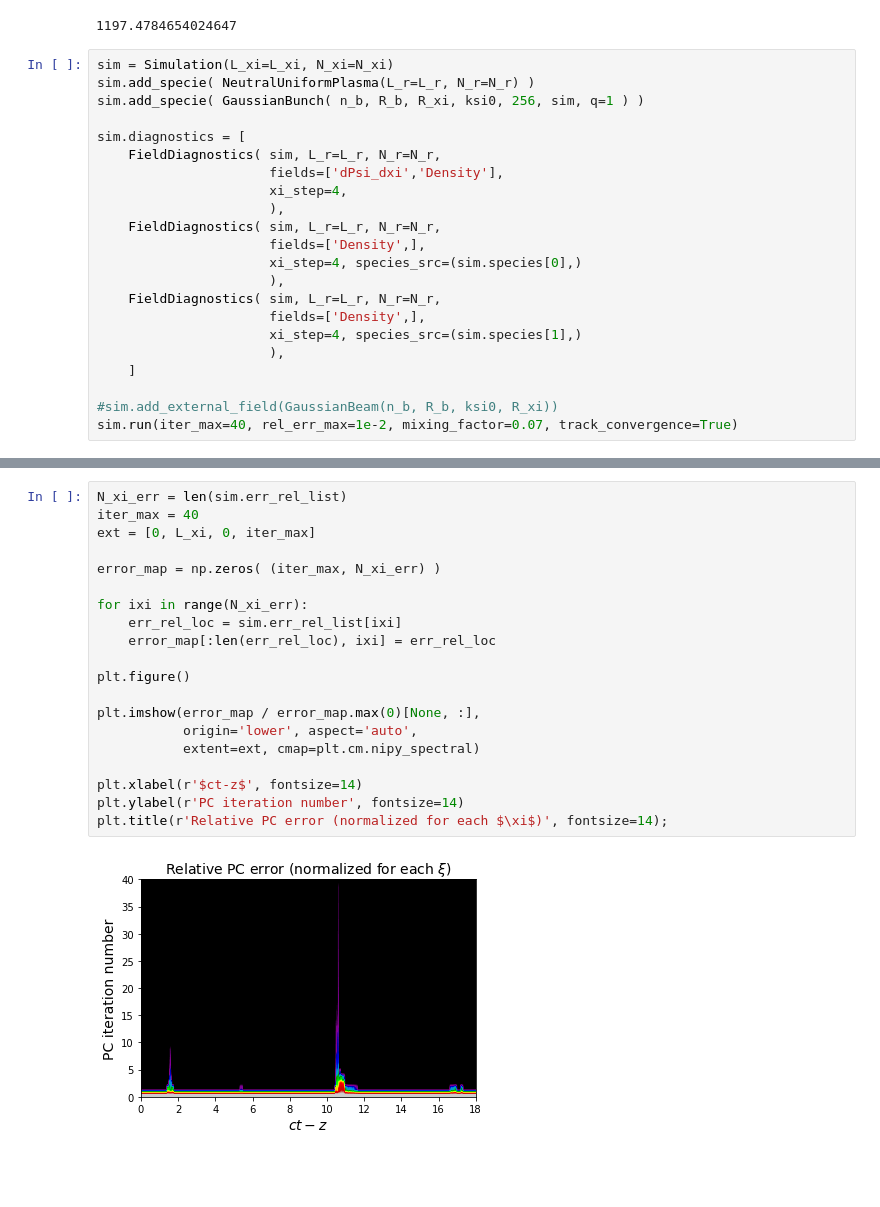
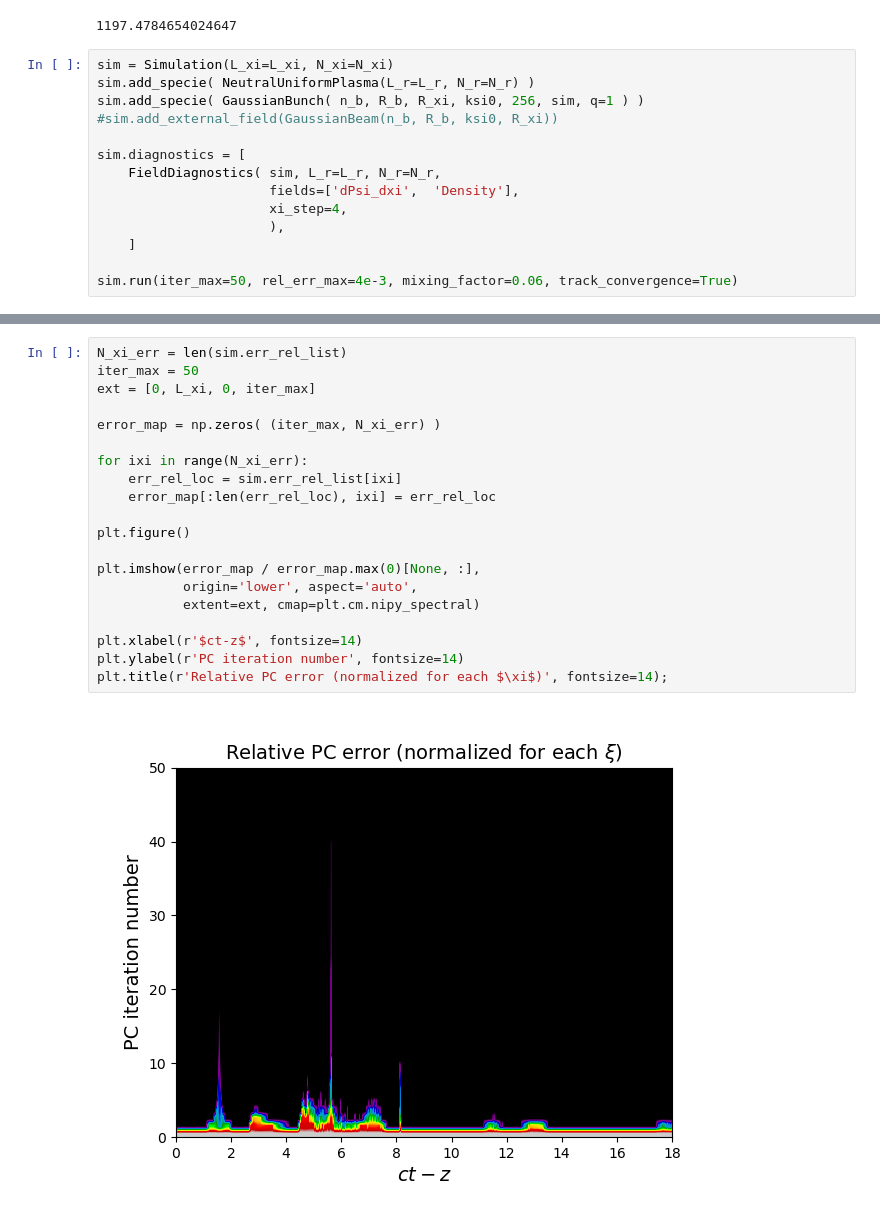
Before and after one commit to viktoriiazakharova/QSA_PWFA, a Jupyter notebook: example/sim_test_quick.ipynb, the cells around one changed output, grey strips where cells are left out. Drawn from its saved outputs; the diff is of its cells as text; blank space fills up the shorter version.

```diff
--- a/example/sim_test_quick.ipynb
+++ b/example/sim_test_quick.ipynb
@@ -43,21 +43,13 @@ print(Q_tot)
 sim = Simulation(L_xi=L_xi, N_xi=N_xi)
 sim.add_specie( NeutralUniformPlasma(L_r=L_r, N_r=N_r) )
 sim.add_specie( GaussianBunch( n_b, R_b, R_xi, ksi0, 256, sim, q=1 ) )
+#sim.add_external_field(GaussianBeam(n_b, R_b, ksi0, R_xi))
 
 sim.diagnostics = [
     FieldDiagnostics( sim, L_r=L_r, N_r=N_r,
-                      fields=['dPsi_dxi','Density'],
+                      fields=['dPsi_dxi',  'Density'],
                       xi_step=4,
-                      ),
-    FieldDiagnostics( sim, L_r=L_r, N_r=N_r,
-                      fields=['Density',],
-                      xi_step=4, species_src=(sim.species[0],)
-                      ),
-    FieldDiagnostics( sim, L_r=L_r, N_r=N_r,
-                      fields=['Density',],
-                      xi_step=4, species_src=(sim.species[1],)
                       ),
     ]
 
-#sim.add_external_field(GaussianBeam(n_b, R_b, ksi0, R_xi))
-sim.run(iter_max=40, rel_err_max=1e-2, mixing_factor=0.07, track_convergence=True)
+sim.run(iter_max=50, rel_err_max=4e-3, mixing_factor=0.06, track_convergence=True)
@@ -97,22 +100,22 @@ for diag in sim.diagnostics:
 # %%
 N_xi_err = len(sim.err_rel_list)
-iter_max = 40
+iter_max = 50
 ext = [0, L_xi, 0, iter_max]
 
 error_map = np.zeros( (iter_max, N_xi_err) )
 
 for ixi in range(N_xi_err):
     err_rel_loc = sim.err_rel_list[ixi]
     error_map[:len(err_rel_loc), ixi] = err_rel_loc
 
 plt.figure()
 
 plt.imshow(error_map / error_map.max(0)[None, :],
            origin='lower', aspect='auto',
            extent=ext, cmap=plt.cm.nipy_spectral)
 
 plt.xlabel(r'$ct-z$', fontsize=14)
 plt.ylabel(r'PC iteration number', fontsize=14)
 plt.title(r'Relative PC error (normalized for each $\xi$)', fontsize=14);
 # %% [output]
-[figure, old version]
+[figure, new version]
```
Also changed, not shown: parts of 3 cells of this notebook, 3 other files.
